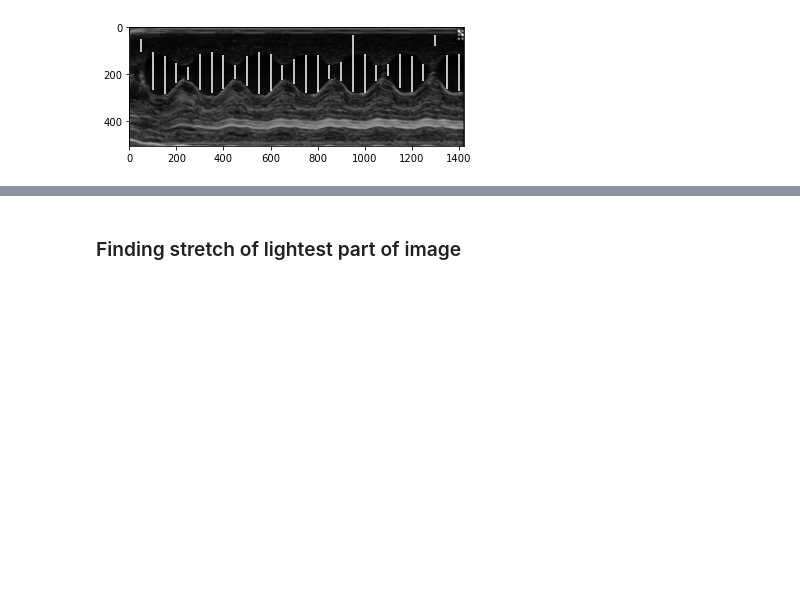
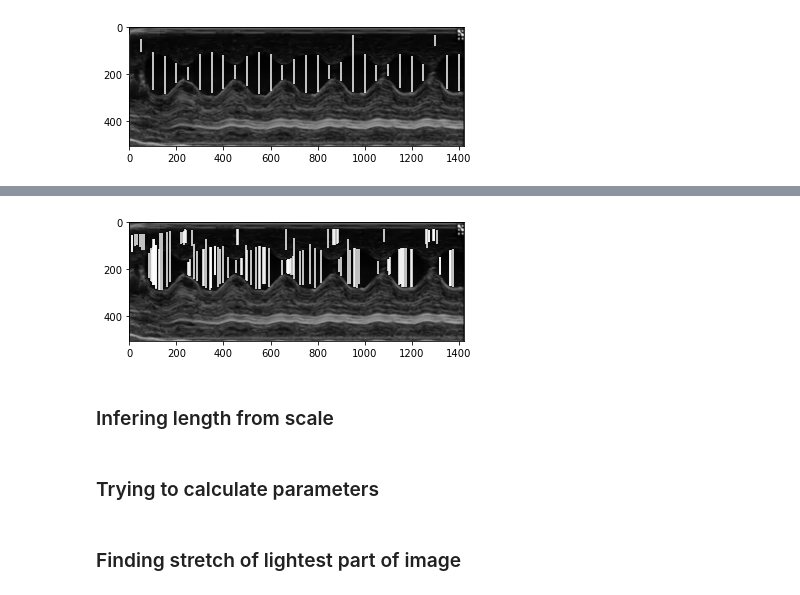
Before and after one commit to Onebu/HackMarato, a Jupyter notebook: cor_astrid.ipynb, the cells around one changed output, grey strips where cells are left out. Drawn from its saved outputs; the diff is of its cells as text; code cells hidden in the pictures; blank space fills up the shorter version.

```diff
--- a/cor_astrid.ipynb
+++ b/cor_astrid.ipynb
@@ -241,0 +358,12 @@ for i in range(0,len(start_x),50):
+# %%
+# Diastole is max width, systole is min width both of LVID
+from scipy.signal import argrelextrema
+
+
+plt.imshow(img, cmap="gray")
+for i in list(argrelextrema(LVID, np.greater)[0]):
+    plt.vlines(i, start_LVID_x[i], end_LVID_y[i], colors="white")
+# %% [output]
+[figure, added]
+# %% [markdown]
+### Infering length from scale
@@ -242,3 +382,5 @@ for i in range(0,len(start_x),50):
+# %% [markdown]
+### Trying to calculate parameters
 # %% [markdown]
 ### Finding stretch of lightest part of image
 # %%
```
Also changed, not shown: parts of 5 cells of this notebook, 2 other files.
